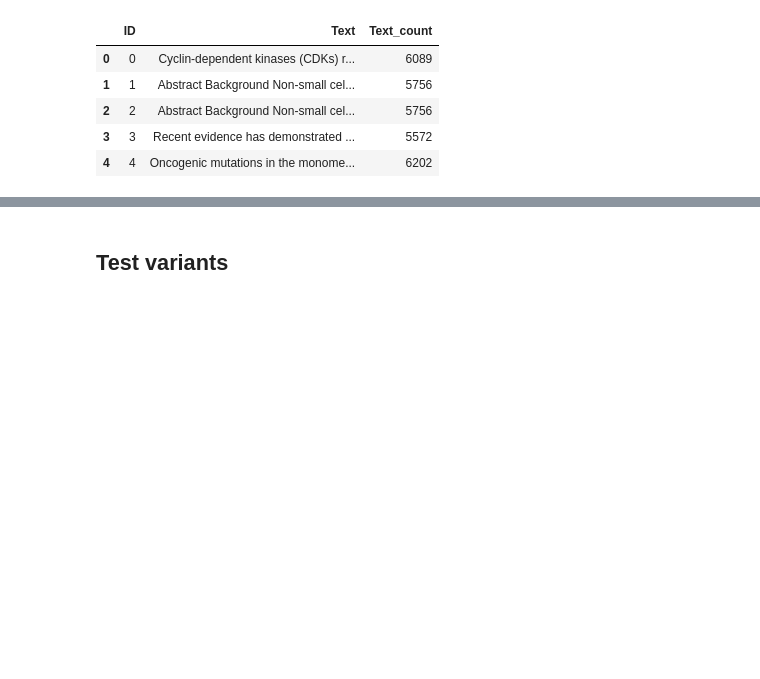
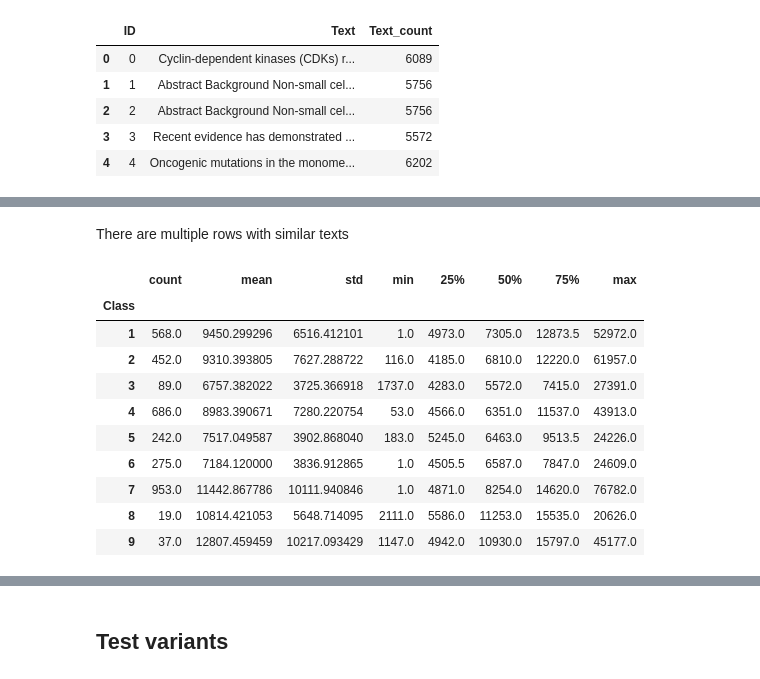
Before and after one commit to Chabname/RAPMC, a Jupyter notebook: notebook/data_analysis.ipynb, the cells around one changed output, grey strips where cells are left out. Cells and saved outputs as stored; diff of their text form; code cells hidden in the pictures; blank space fills up the shorter version.

```diff
--- a/notebook/data_analysis.ipynb
+++ b/notebook/data_analysis.ipynb
@@ -210,0 +225,17 @@ count_text .head()
+# %% [markdown]
+There are multiple rows with similar texts
+# %%
+count_grp = df_merge.groupby('Class')["Text_count"]
+count_grp.describe()
+# %% [output]
+|  | count | mean | std | min | 25% | 50% | 75% | max |
+| Class |  |  |  |  |  |  |  |  |
+| 1 | 568.0 | 9450.299296 | 6516.412101 | 1.0 | 4973.0 | 7305.0 | 12873.5 | 52972.0 |
+| 2 | 452.0 | 9310.393805 | 7627.288722 | 116.0 | 4185.0 | 6810.0 | 12220.0 | 61957.0 |
+| 3 | 89.0 | 6757.382022 | 3725.366918 | 1737.0 | 4283.0 | 5572.0 | 7415.0 | 27391.0 |
+| 4 | 686.0 | 8983.390671 | 7280.220754 | 53.0 | 4566.0 | 6351.0 | 11537.0 | 43913.0 |
+| 5 | 242.0 | 7517.049587 | 3902.868040 | 183.0 | 5245.0 | 6463.0 | 9513.5 | 24226.0 |
+| 6 | 275.0 | 7184.120000 | 3836.912865 | 1.0 | 4505.5 | 6587.0 | 7847.0 | 24609.0 |
+| 7 | 953.0 | 11442.867786 | 10111.940846 | 1.0 | 4871.0 | 8254.0 | 14620.0 | 76782.0 |
+| 8 | 19.0 | 10814.421053 | 5648.714095 | 2111.0 | 5586.0 | 11253.0 | 15535.0 | 20626.0 |
+| 9 | 37.0 | 12807.459459 | 10217.093429 | 1147.0 | 4942.0 | 10930.0 | 15797.0 | 45177.0 |
```
Also changed, not shown: parts of 13 cells of this notebook.
